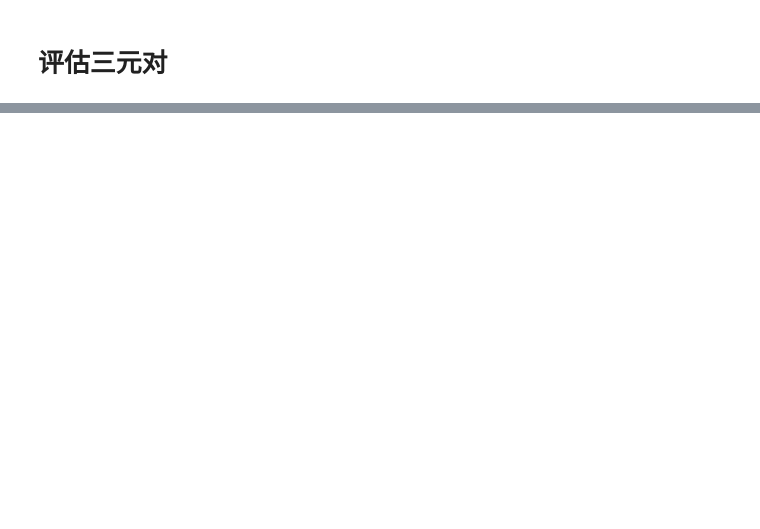
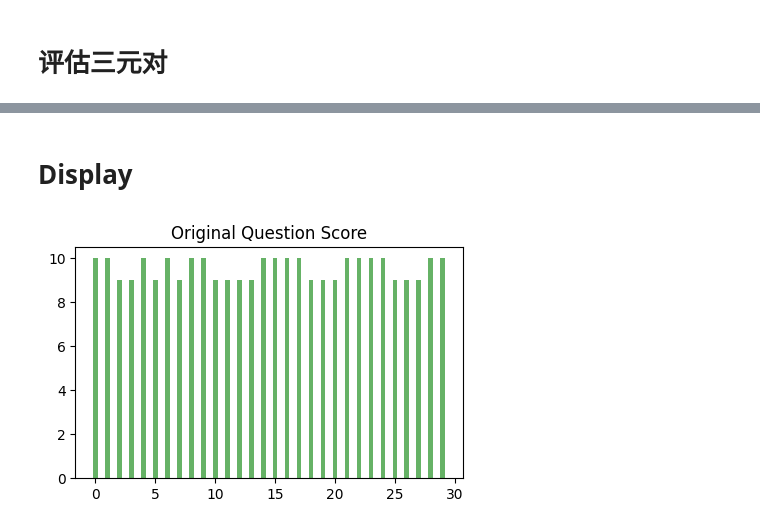
Before and after one commit to youxin01/paperins, a Jupyter notebook: paper2md.ipynb, the cells around one changed output, grey strips where cells are left out. Cells and saved outputs as stored; diff of their text form; code cells hidden in the pictures; blank space fills up the shorter version.

```diff
--- a/paper2md.ipynb
+++ b/paper2md.ipynb
@@ -226,0 +373,19 @@ An air quality dashboard has been developed that provides a step-by-step path fo
+# %%
+import re
+
+def extract_scores(text):
+    patterns = {
+        "Question Score": r"(?:Question Score|问题分数)[:\-*\s]+(\d+)",
+        "Answer Score": r"(?:Answer Score|答案分数)[:\-*\s]+(\d+)"
+    }
+    scores = {}
+    for key, pattern in patterns.items():
+        match = re.search(pattern, text, re.IGNORECASE)
+        if match:
+            scores[key] = int(match.group(1))
+        else:
+            scores[key] = None
+    return scores
+# %%
+score = extract_scores(data[ques_index]["evaluation"])
+score["Answer Score"]
@@ -226,0 +483,29 @@ An air quality dashboard has been developed that provides a step-by-step path fo
+# %% [markdown]
+# Display
+# %%
+ori_ques_score=[]
+ori_ans_score=[]
+new_ques_score=[]
+new_ans_score=[]
+for i in range(1,11):
+    with open(f"./data/{i}/data.json","r",encoding="utf-8") as f:
+        data=json.load(f)
+    for j in range(3):
+        score = extract_scores(data[j]["evaluation"])
+        ori_ques_score.append(score["Question Score"])
+        ori_ans_score.append(score["Answer Score"])
+        if "evaluation_1" in data[j]:
+            score1 = extract_scores(data[j]["evaluation_1"])
+            new_ans_score.append(score1["Answer Score"])
+        else:
+            new_ans_score.append(score["Answer Score"])
+# %%
+import matplotlib.pyplot as plt
+import numpy as np
+
+plt.figure(figsize=(5, 3))
+plt.bar(np.arange(len(ori_ques_score)), ori_ques_score, width=0.4,label='Original Question Score', color='green', alpha=0.6)
+plt.title('Original Question Score')
+plt.show()
+# %% [output]
+[figure, added]
```
Also changed, not shown: parts of 44 cells of this notebook, 31 other files.
